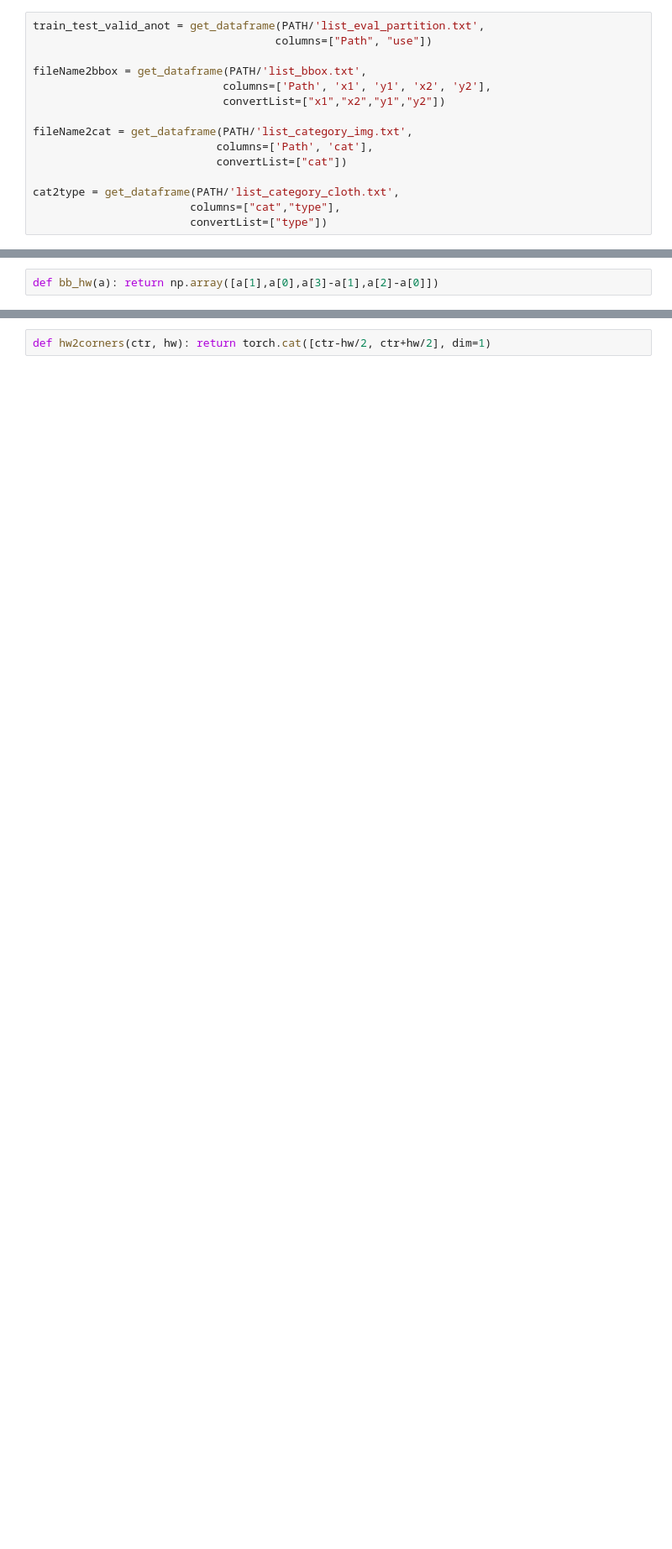
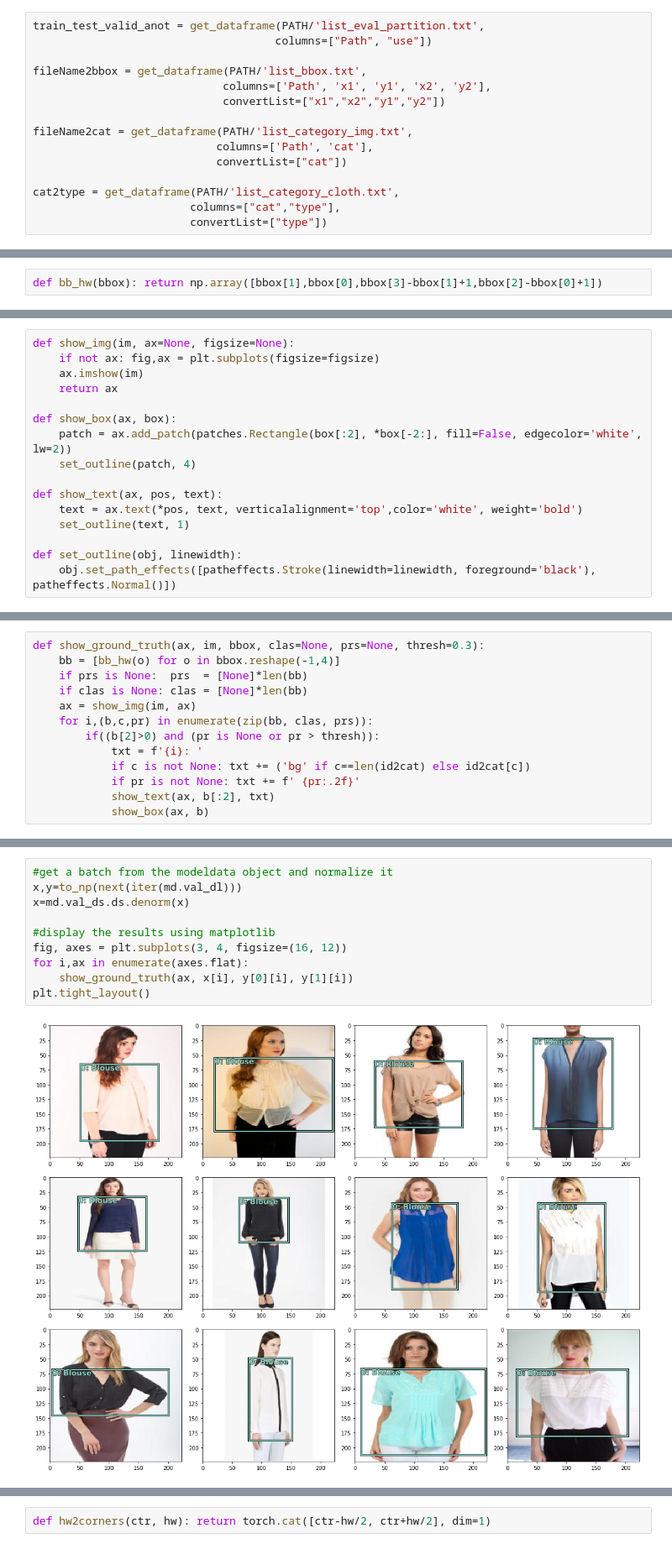
Before and after one commit to VaniOFX/Stylify, a Jupyter notebook: app/notebooks/DeepFashion-FPN.ipynb, the cells around one changed output, grey strips where cells are left out. Shown at 84% size. Drawn from its saved outputs; the diff is of its cells as text; blank space fills up the shorter version.

```diff
--- a/app/notebooks/DeepFashion-FPN.ipynb
+++ b/app/notebooks/DeepFashion-FPN.ipynb
@@ -121,2 +57,0 @@ def draw_im(im, ann):
-# %%
-def bb_hw(a): return np.array([a[1],a[0],a[3]-a[1],a[2]-a[0]])
@@ -232,0 +221,2 @@ NameError: name 'x' is not defined
+# %%
+def bb_hw(bbox): return np.array([bbox[1],bbox[0],bbox[3]-bbox[1]+1,bbox[2]-bbox[0]+1])
@@ -232,0 +225,16 @@ NameError: name 'x' is not defined
+# %%
+def show_img(im, ax=None, figsize=None):
+    if not ax: fig,ax = plt.subplots(figsize=figsize)
+    ax.imshow(im)
+    return ax
+
+def show_box(ax, box):
+    patch = ax.add_patch(patches.Rectangle(box[:2], *box[-2:], fill=False, edgecolor='white', lw=2))
+    set_outline(patch, 4)
+
+def show_text(ax, pos, text):
+    text = ax.text(*pos, text, verticalalignment='top',color='white', weight='bold')
+    set_outline(text, 1)
+
+def set_outline(obj, linewidth):
+    obj.set_path_effects([patheffects.Stroke(linewidth=linewidth, foreground='black'), patheffects.Normal()])
@@ -232,0 +243,13 @@ NameError: name 'x' is not defined
+# %%
+def show_ground_truth(ax, im, bbox, clas=None, prs=None, thresh=0.3):
+    bb = [bb_hw(o) for o in bbox.reshape(-1,4)]
+    if prs is None:  prs  = [None]*len(bb)
+    if clas is None: clas = [None]*len(bb)
+    ax = show_img(im, ax)
+    for i,(b,c,pr) in enumerate(zip(bb, clas, prs)):
+        if((b[2]>0) and (pr is None or pr > thresh)):
+            txt = f'{i}: '
+            if c is not None: txt += ('bg' if c==len(id2cat) else id2cat[c])
+            if pr is not None: txt += f' {pr:.2f}'
+            show_text(ax, b[:2], txt)
+            show_box(ax, b)
@@ -232,0 +264,12 @@ NameError: name 'x' is not defined
+# %%
+#get a batch from the modeldata object and normalize it
+x,y=to_np(next(iter(md.val_dl)))
+x=md.val_ds.ds.denorm(x)
+
+#display the results using matplotlib
+fig, axes = plt.subplots(3, 4, figsize=(16, 12))
+for i,ax in enumerate(axes.flat):
+    show_ground_truth(ax, x[i], y[0][i], y[1][i])
+plt.tight_layout()
+# %% [output]
+[figure, added]
```
Also changed, not shown: parts of 59 cells of this notebook, 8 other files.
